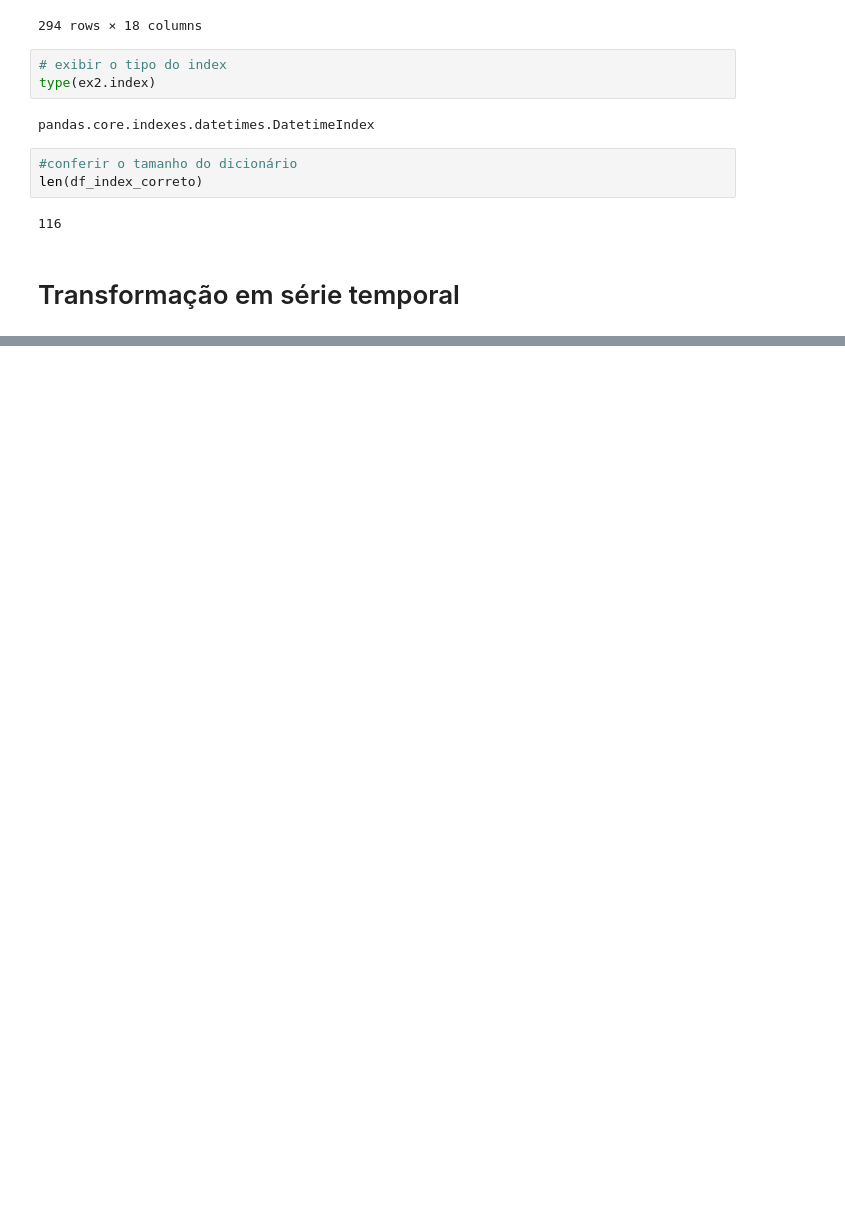
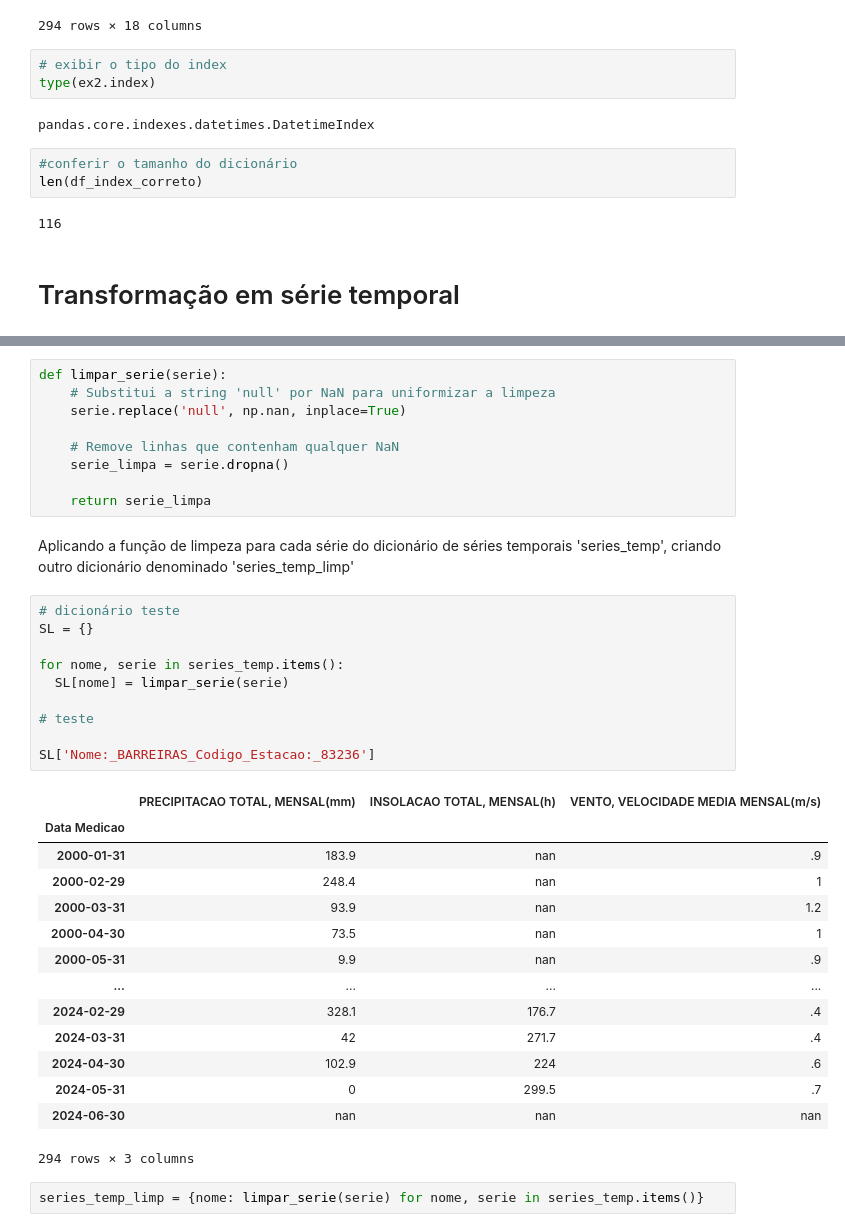
Before and after one commit to maryofcarmo/AULA01, a Jupyter notebook: pente_fino.ipynb, the cells around one changed output, grey strips where cells are left out. Saved outputs shown, nothing was run; the diff lists cells and outputs as text; blank space fills up the shorter version.

```diff
--- a/pente_fino.ipynb
+++ b/pente_fino.ipynb
@@ -285,0 +313,38 @@ dataframes_datatime_index_correto
+# %%
+def limpar_serie(serie):
+    # Substitui a string 'null' por NaN para uniformizar a limpeza
+    serie.replace('null', np.nan, inplace=True)
+
+    # Remove linhas que contenham qualquer NaN
+    serie_limpa = serie.dropna()
+
+    return serie_limpa
+# %% [markdown]
+Aplicando a função de limpeza para cada série do dicionário de séries temporais 'series_temp', criando outro dicionário denominado 'series_temp_limp'
+# %%
+# dicionário teste
+SL = {}
+
+for nome, serie in series_temp.items():
+  SL[nome] = limpar_serie(serie)
+
+# teste
+
+SL['Nome:_BARREIRAS_Codigo_Estacao:_83236']
+# %% [output]
+|  | PRECIPITACAO TOTAL, MENSAL(mm) | INSOLACAO TOTAL, MENSAL(h) | VENTO, VELOCIDADE MEDIA MENSAL(m/s) |
+| Data Medicao |  |  |  |
+| 2000-01-31 | 183.9 | nan | .9 |
+| 2000-02-29 | 248.4 | nan | 1 |
+| 2000-03-31 | 93.9 | nan | 1.2 |
+| 2000-04-30 | 73.5 | nan | 1 |
+| 2000-05-31 | 9.9 | nan | .9 |
+| ... | ... | ... | ... |
+| 2024-02-29 | 328.1 | 176.7 | .4 |
+| 2024-03-31 | 42 | 271.7 | .4 |
+| 2024-04-30 | 102.9 | 224 | .6 |
+| 2024-05-31 | 0 | 299.5 | .7 |
+| 2024-06-30 | nan | nan | nan |
+294 rows × 3 columns
+# %%
+series_temp_limp = {nome: limpar_serie(serie) for nome, serie in series_temp.items()}
```
Also changed, not shown: parts of 10 cells of this notebook.
